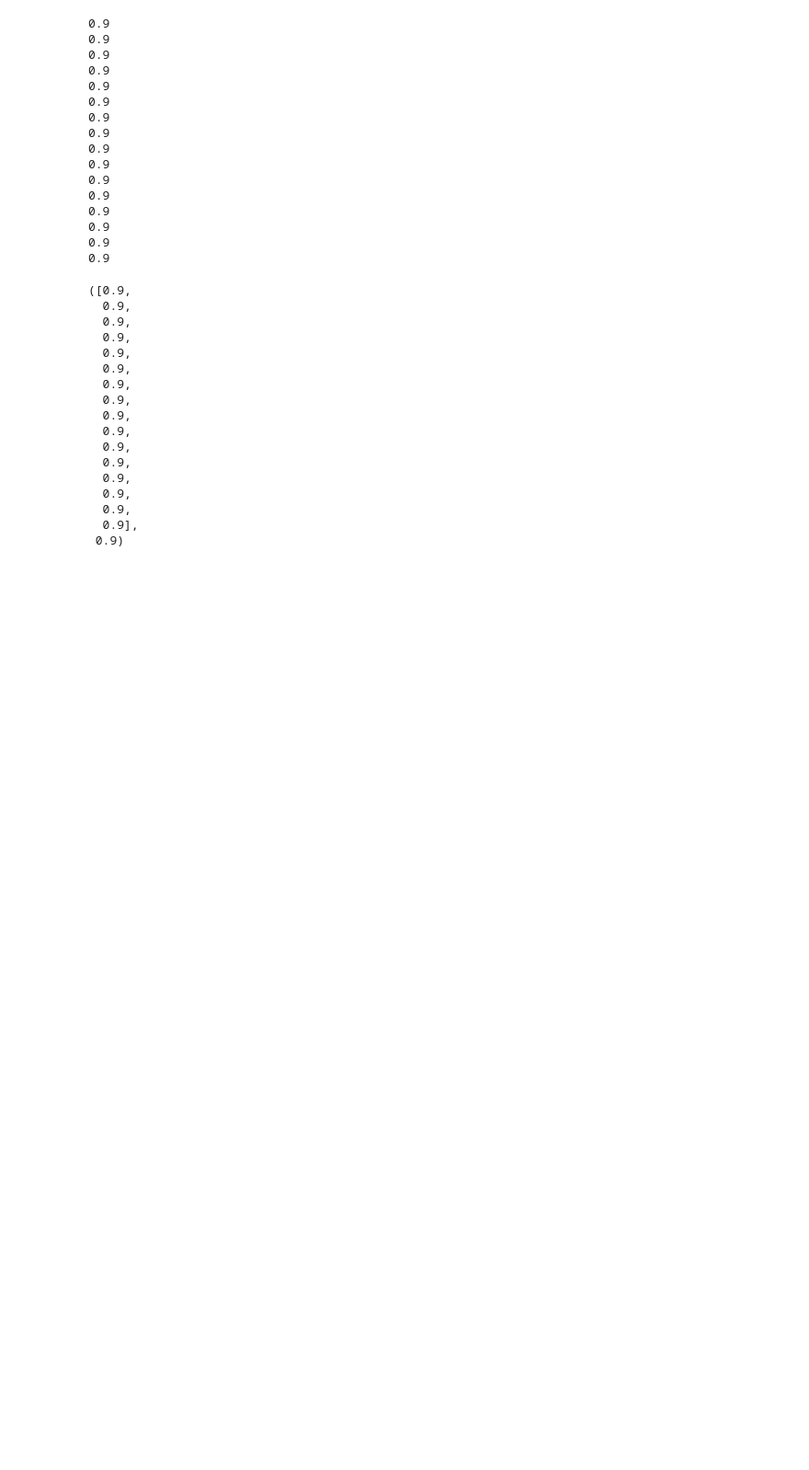
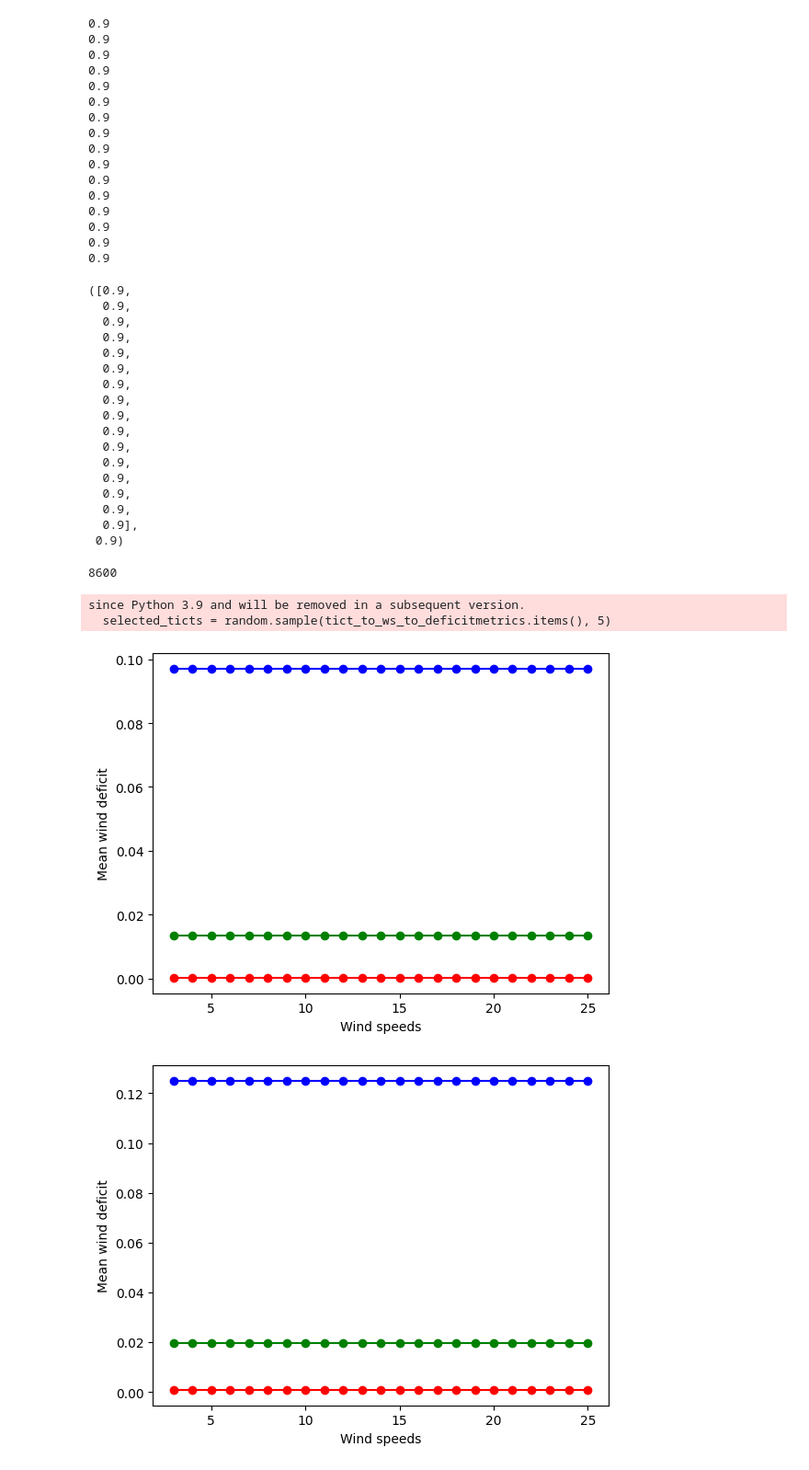
Before and after one commit to NiccoloMorabito/Ainslie-surrogate, a Jupyter notebook: data_analysis.ipynb, the cells around one changed output. Shown at 92% size. Saved outputs shown, nothing was run; the diff lists cells and outputs as text; code cells hidden in the pictures; blank space fills up the shorter version.

Commit message:
Studying the unrelevance of wind speed in the generated data

```diff
--- a/data_analysis.ipynb
+++ b/data_analysis.ipynb
@@ -444,3 +444,57 @@ max_wind_deficits, max(max_wind_deficits)
   0.9,
   0.9],
  0.9)
+# %%
+# other explorations
+import os
+from utils.data_utils import load_netcfd
+
+folder = "data/discr_factors_x2_30_y-2_2_step0.125_TIstep0.01_CTstep0.01"
+
+tict_to_ws_to_deficitmetrics = dict()
+for file in os.listdir(folder):
+    if file.startswith("."):
+        continue
+    wind_speed = int(file.split(".nc")[0].split("ws_")[1])
+    df = load_netcfd(folder, wind_speed, include_ws_column=True) #, ti_range=(0, 0.5), ct_range=(0, 0.5),
+                     #input_var_to_reduction_factor={'ti': 3, 'ct': 5})
+
+    for inputs, subdf in df.groupby(["ti", "ct", "ws"]):
+        #assert subdf.shape[0] == 7168
+        tict = "{:.2f}_{:.2f}".format(inputs[0], inputs[1])
+        ws = inputs[2]
+        deficitmean = subdf.wind_deficit.mean()
+        deficitmin = subdf.wind_deficit.min()
+        deficitmax = subdf.wind_deficit.max()
+        #print(tict, ws, deficitmean)
+        if tict not in tict_to_ws_to_deficitmetrics.keys():
+            tict_to_ws_to_deficitmetrics[tict] = dict()
+        tict_to_ws_to_deficitmetrics[tict][ws] = [deficitmin, deficitmean, deficitmax]
+
+print(len(tict_to_ws_to_deficitmetrics))
+# %% [output]
+8600
+# %%
+import matplotlib.pyplot as plt
+import random
+
+selected_ticts = random.sample(tict_to_ws_to_deficitmetrics.items(), 5)
+
+for tict, ws_to_deficitmean in selected_ticts:
+  sorted_data = sorted(ws_to_deficitmean.items())
+
+  # Extract sorted keys and values
+  x = [key for key, _ in sorted_data]
+  ys = [[value[i] for _, value in sorted_data] for i in range(3)]
+
+  colors = ['red', 'green', 'blue']
+  for i, y in enumerate(ys):
+    plt.plot(x, y, marker='o', color=colors[i])
+  plt.xlabel('Wind speeds')
+  plt.ylabel('Mean wind deficit')
+  plt.show()
+# %% [output]
+since Python 3.9 and will be removed in a subsequent version.
+  selected_ticts = random.sample(tict_to_ws_to_deficitmetrics.items(), 5)
+[figure, added]
+[figure, added]
```
Also changed, not shown: parts of 3 cells of this notebook.
